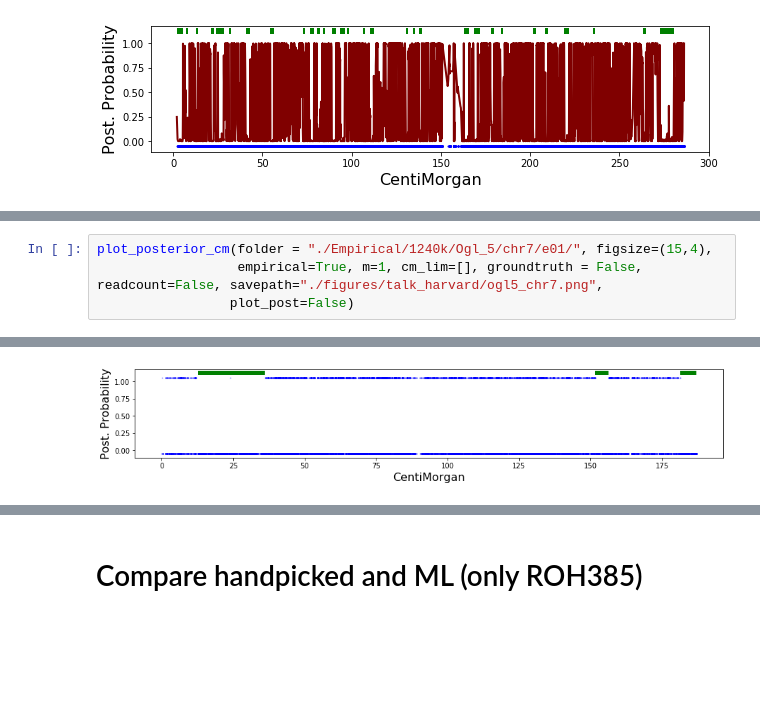
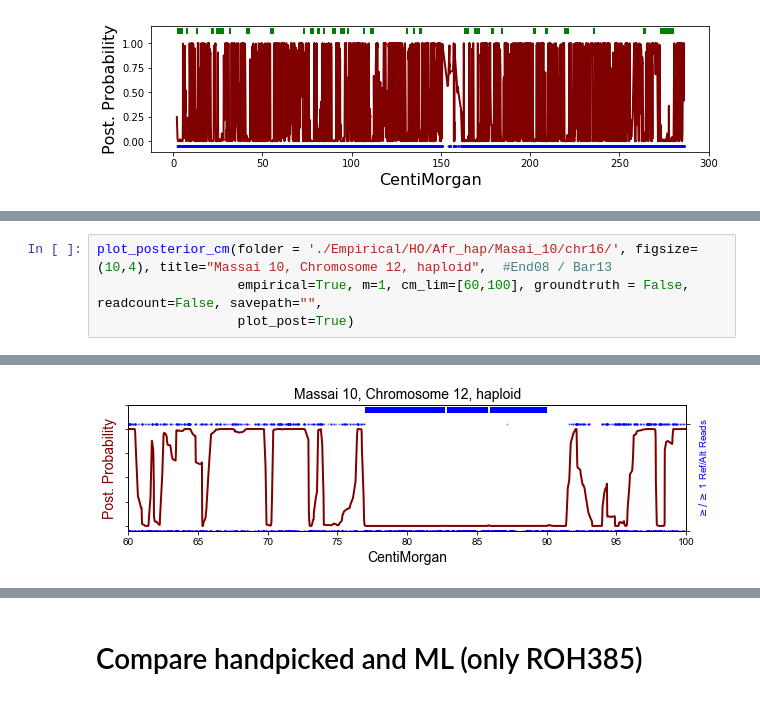
Before and after one commit to hringbauer/hapROH, a Jupyter notebook: Notebooks/Figures/plot_posterior.ipynb, the cells around one changed output, grey strips where cells are left out. Drawn from its saved outputs; the diff is of its cells as text; blank space fills up the shorter version.

```diff
--- a/Notebooks/Figures/plot_posterior.ipynb
+++ b/Notebooks/Figures/plot_posterior.ipynb
@@ -370,5 +391,5 @@ Successfully loaded Data from: ./Empirical/Eigenstrat/Reichall/MA577.SG/chr1/
 # %%
-plot_posterior_cm(folder = "./Empirical/1240k/Ogl_5/chr7/e01/", figsize=(15,4),
-                  empirical=True, m=1, cm_lim=[], groundtruth = False, readcount=False, savepath="./figures/talk_harvard/ogl5_chr7.png",
-                 plot_post=False)
+plot_posterior_cm(folder = './Empirical/HO/Afr_hap/Masai_10/chr16/', figsize=(10,4), title="Massai 10, Chromosome 12, haploid",  #End08 / Bar13
+                  empirical=True, m=1, cm_lim=[60,100], groundtruth = False, readcount=False, savepath="",
+                  plot_post=True)
 # %% [output]
@@ -376 +397 @@ Successfully loaded Data from: ./Empirical/1240k/Ogl_5/chr7/e01/
-[figure, old version]
+[figure, new version]
```
Also changed, not shown: parts of 5 cells of this notebook, 8 other files.
